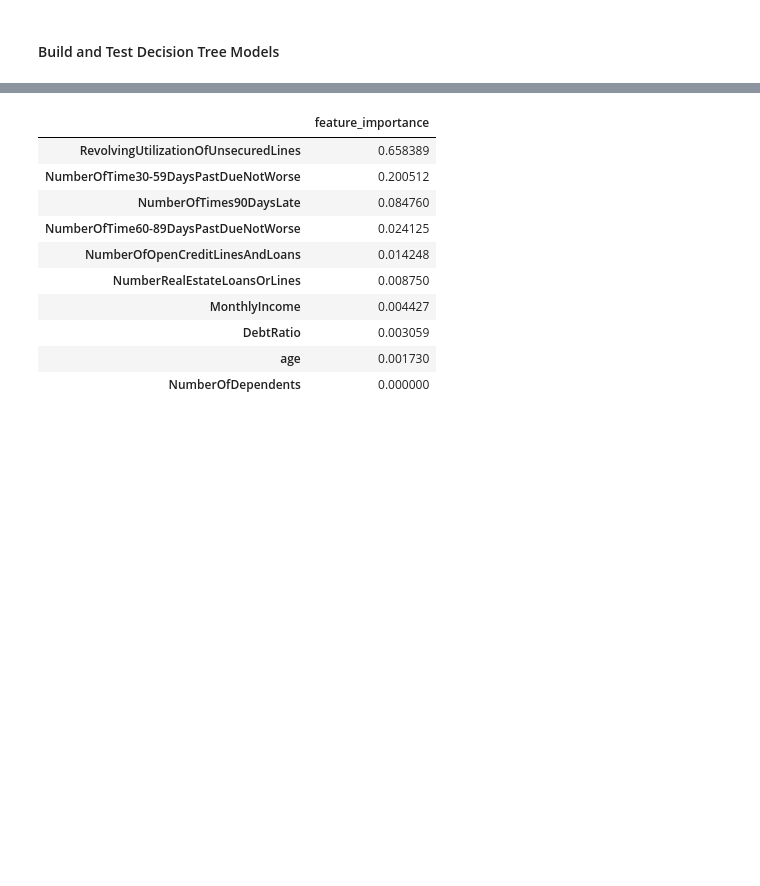
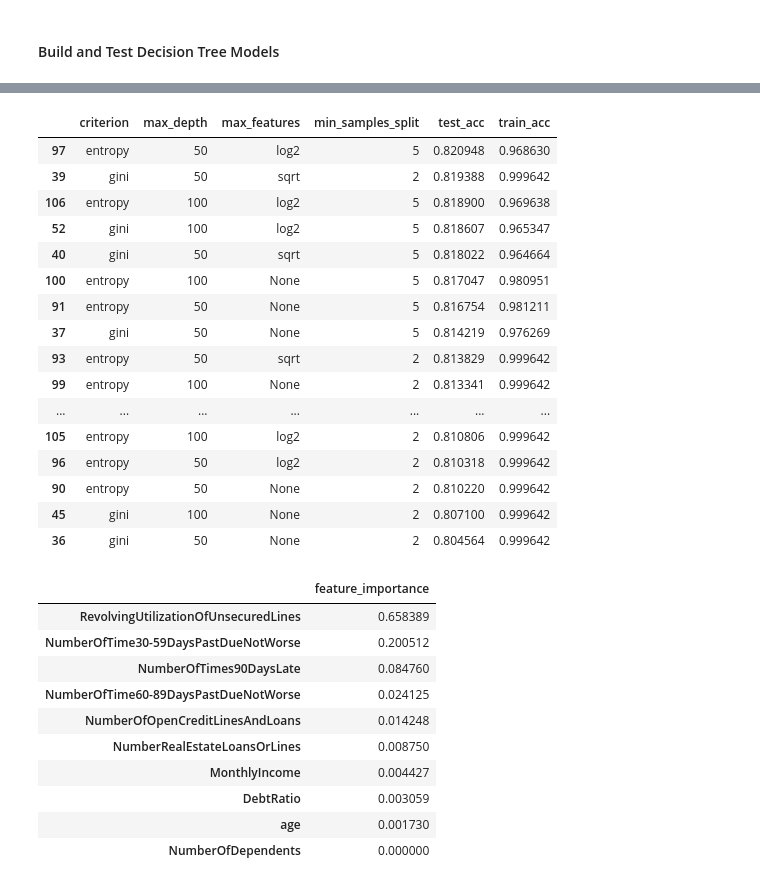
Before and after one commit to lorenh516/financial_distress, a Jupyter notebook: finan_distress.ipynb, the cells around one changed output, grey strips where cells are left out. Drawn from its saved outputs; the diff is of its cells as text; code cells hidden in the pictures; blank space fills up the shorter version.

```diff
--- a/finan_distress.ipynb
+++ b/finan_distress.ipynb
@@ -518,3 +517,23 @@ dt_results_ordered
+# %%
+dt_results_ordered.tail(20)
+# %% [output]
+|  | criterion | max_depth | max_features | min_samples_split | test_acc | train_acc |
+| 97 | entropy | 50 | log2 | 5 | 0.820948 | 0.968630 |
+| 39 | gini | 50 | sqrt | 2 | 0.819388 | 0.999642 |
+| 106 | entropy | 100 | log2 | 5 | 0.818900 | 0.969638 |
+| 52 | gini | 100 | log2 | 5 | 0.818607 | 0.965347 |
+| 40 | gini | 50 | sqrt | 5 | 0.818022 | 0.964664 |
+| 100 | entropy | 100 | None | 5 | 0.817047 | 0.980951 |
+| 91 | entropy | 50 | None | 5 | 0.816754 | 0.981211 |
+| 37 | gini | 50 | None | 5 | 0.814219 | 0.976269 |
+| 93 | entropy | 50 | sqrt | 2 | 0.813829 | 0.999642 |
+| 99 | entropy | 100 | None | 2 | 0.813341 | 0.999642 |
+| ... | ... | ... | ... | ... | ... | ... |
+| 105 | entropy | 100 | log2 | 2 | 0.810806 | 0.999642 |
+| 96 | entropy | 50 | log2 | 2 | 0.810318 | 0.999642 |
+| 90 | entropy | 50 | None | 2 | 0.810220 | 0.999642 |
+| 45 | gini | 100 | None | 2 | 0.807100 | 0.999642 |
+| 36 | gini | 50 | None | 2 | 0.804564 | 0.999642 |
 # %%
 dec_tree = md.create_best_tree(accuracy_df = dt_results, training_predictors = x_train, training_outcome = y_train)
 # %%
```
Also changed, not shown: parts of 1 cell of this notebook.
